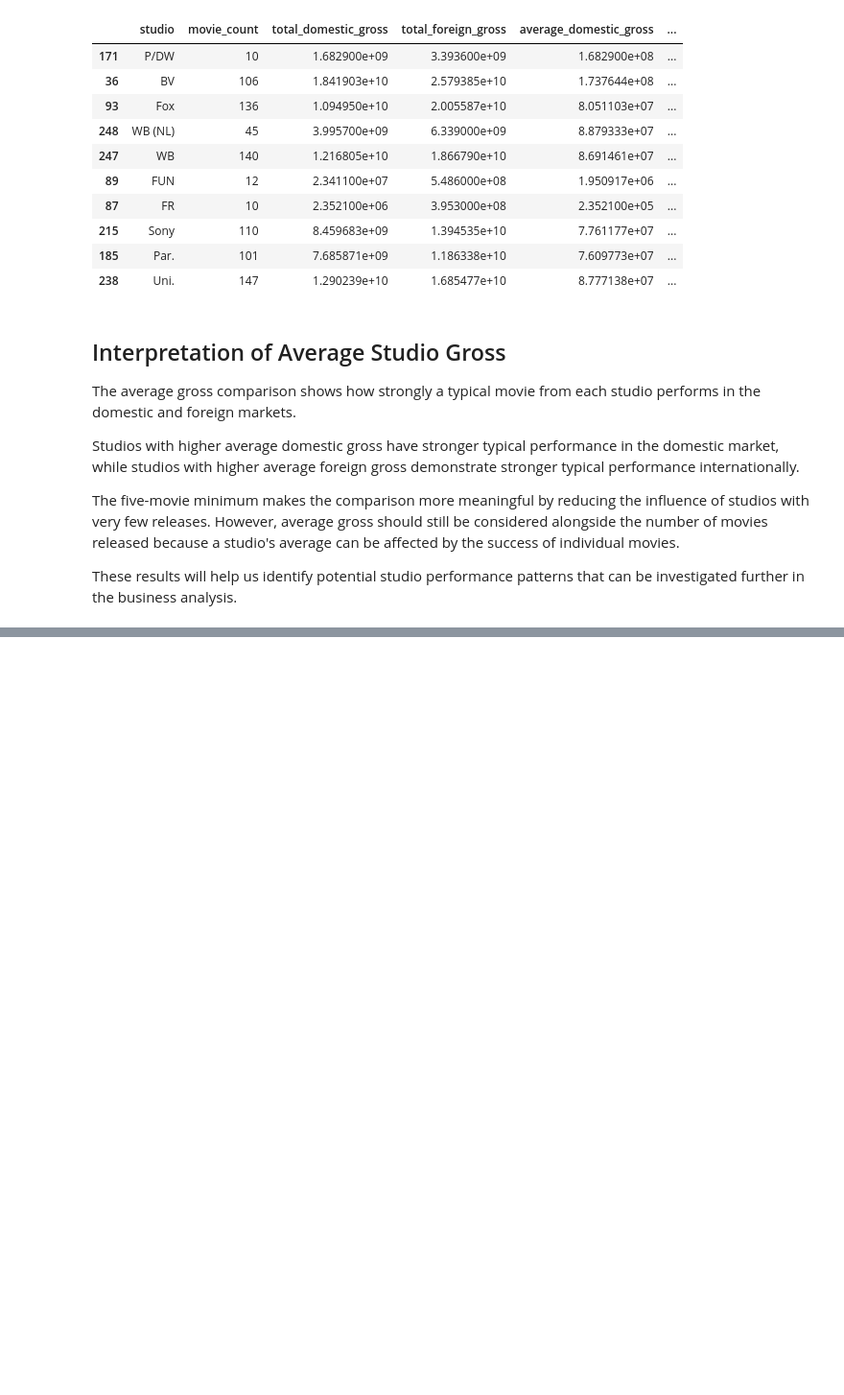
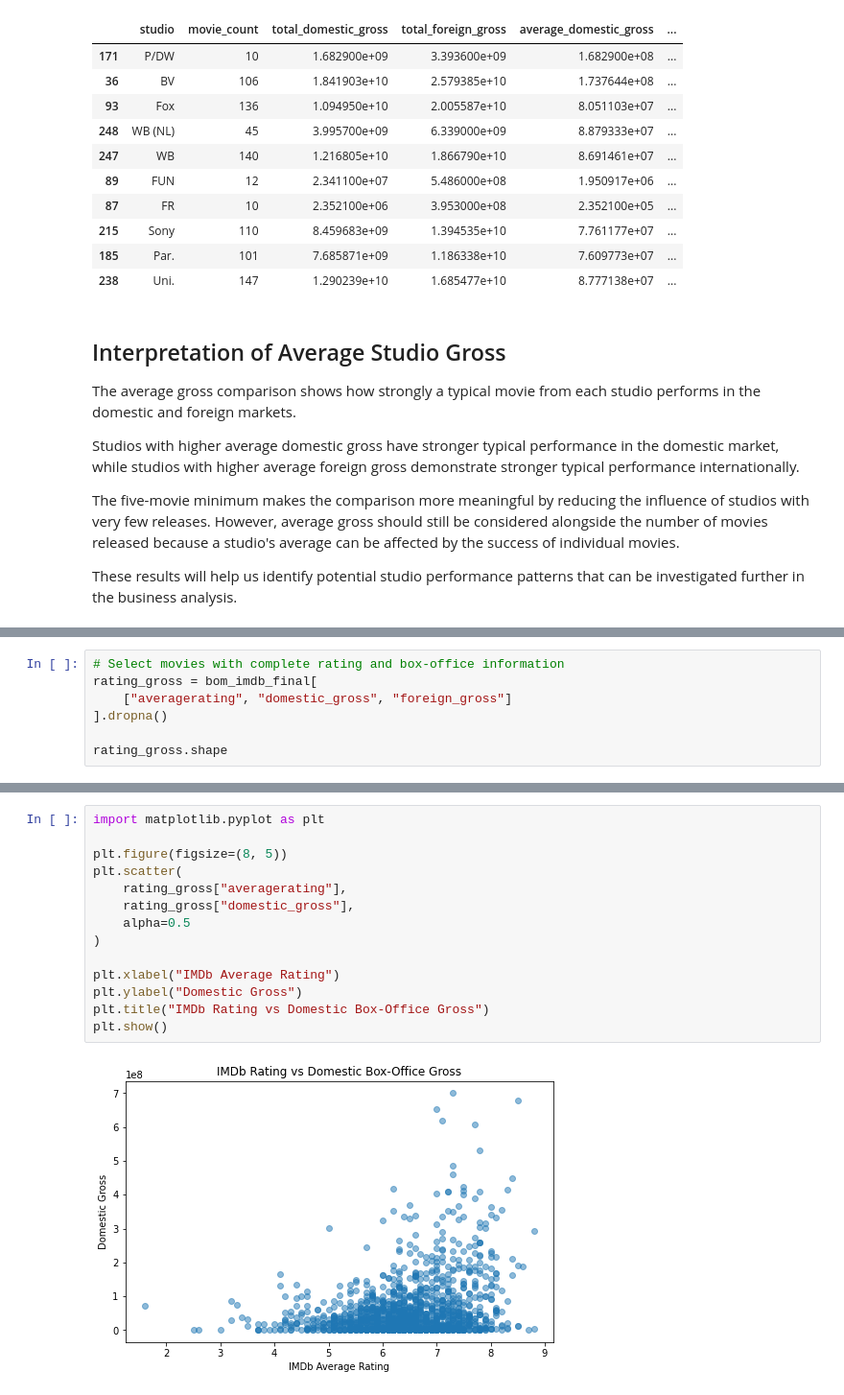
Before and after one commit to oliverkiplagat/Studio_Launch-Pad, a Jupyter notebook: student.ipynb, the cells around one changed output, grey strips where cells are left out. Shown at 96% size. Cells and saved outputs as stored; diff of their text form; blank space fills up the shorter version.

Commit message:
Analyze relationship between ratings and box office

```diff
--- a/student.ipynb
+++ b/student.ipynb
@@ -1275,0 +1339,7 @@ These results will help us identify potential studio performance patterns that c
+# %%
+# Select movies with complete rating and box-office information
+rating_gross = bom_imdb_final[
+    ["averagerating", "domestic_gross", "foreign_gross"]
+].dropna()
+
+rating_gross.shape
@@ -1275,0 +1368,16 @@ These results will help us identify potential studio performance patterns that c
+# %%
+import matplotlib.pyplot as plt
+
+plt.figure(figsize=(8, 5))
+plt.scatter(
+    rating_gross["averagerating"],
+    rating_gross["domestic_gross"],
+    alpha=0.5
+)
+
+plt.xlabel("IMDb Average Rating")
+plt.ylabel("Domestic Gross")
+plt.title("IMDb Rating vs Domestic Box-Office Gross")
+plt.show()
+# %% [output]
+[figure, added]
```
Also changed, not shown: parts of 11 cells of this notebook.
